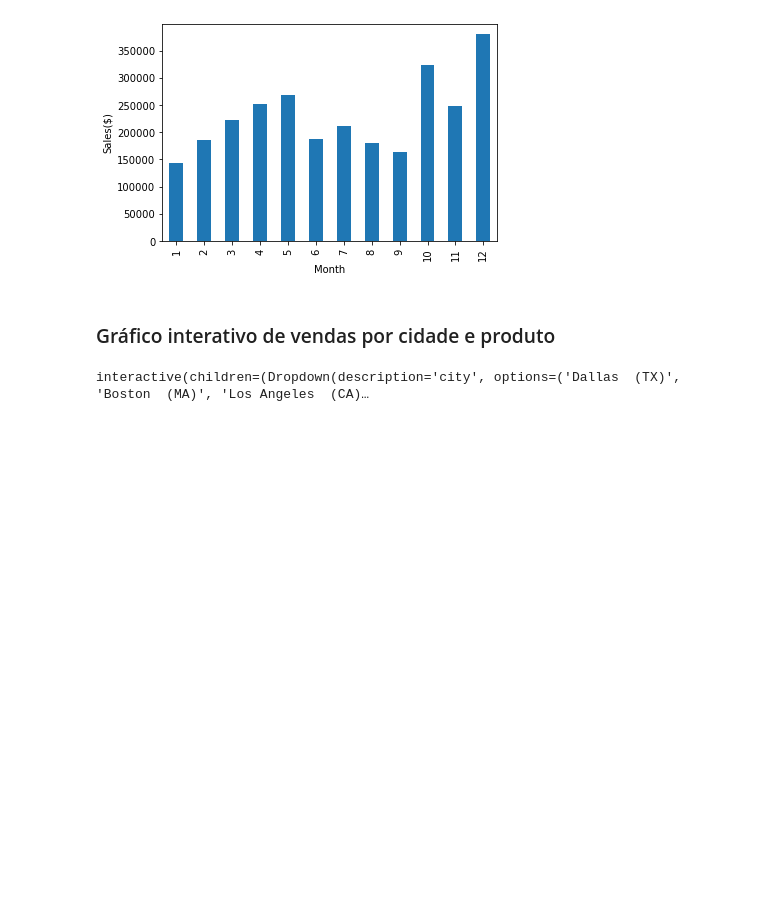
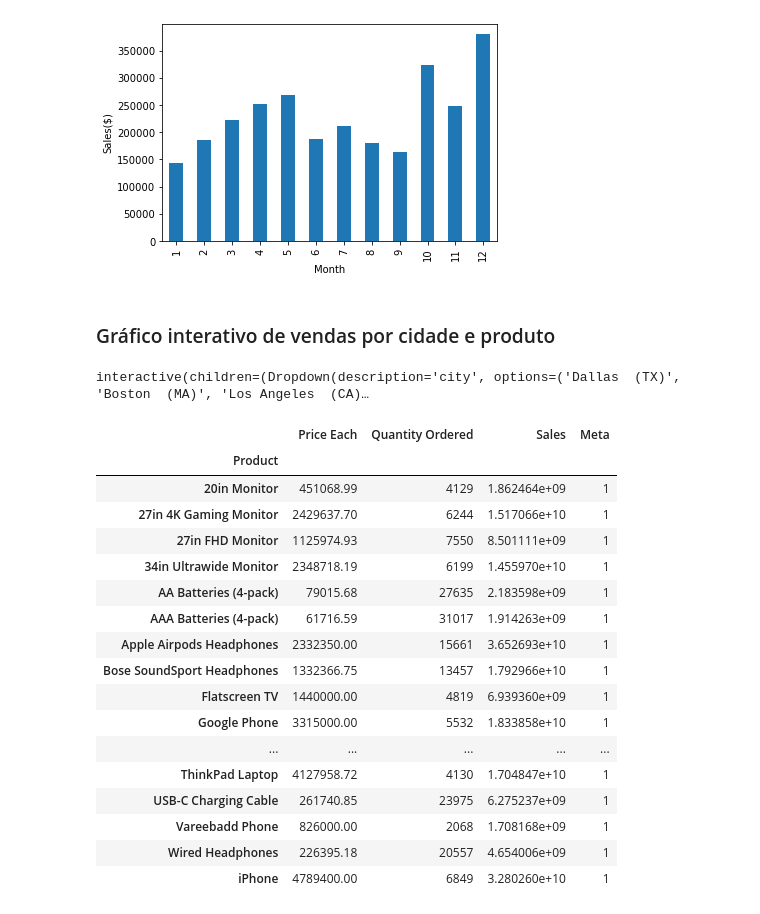
Before and after one commit to Kenjinh/projeto-ciencia-de-dados, a Jupyter notebook: sales_analysis.ipynb, the cells around one changed output. Saved outputs shown, nothing was run; the diff lists cells and outputs as text; code cells hidden in the pictures; blank space fills up the shorter version.

```diff
--- a/sales_analysis.ipynb
+++ b/sales_analysis.ipynb
@@ -104,0 +109,27 @@ interactive(children=(Dropdown(description='city', options=('Dallas  (TX)', 'Bos
+# %%
+filter = ['Product','Price Each','Quantity Ordered']
+dt = df.filter(items= filter)
+prod = dt.groupby(['Product']).sum()
+prod['Sales'] = prod['Quantity Ordered'] * prod['Price Each']
+prod.loc[prod['Quantity Ordered'] < 1000, 'Meta'] = '0'
+prod.loc[prod['Quantity Ordered'] > 1000, 'Meta'] = '1'
+prod
+# %% [output]
+|  | Price Each | Quantity Ordered | Sales | Meta |
+| Product |  |  |  |  |
+| 20in Monitor | 451068.99 | 4129 | 1.862464e+09 | 1 |
+| 27in 4K Gaming Monitor | 2429637.70 | 6244 | 1.517066e+10 | 1 |
+| 27in FHD Monitor | 1125974.93 | 7550 | 8.501111e+09 | 1 |
+| 34in Ultrawide Monitor | 2348718.19 | 6199 | 1.455970e+10 | 1 |
+| AA Batteries (4-pack) | 79015.68 | 27635 | 2.183598e+09 | 1 |
+| AAA Batteries (4-pack) | 61716.59 | 31017 | 1.914263e+09 | 1 |
+| Apple Airpods Headphones | 2332350.00 | 15661 | 3.652693e+10 | 1 |
+| Bose SoundSport Headphones | 1332366.75 | 13457 | 1.792966e+10 | 1 |
+| Flatscreen TV | 1440000.00 | 4819 | 6.939360e+09 | 1 |
+| Google Phone | 3315000.00 | 5532 | 1.833858e+10 | 1 |
+| ... | ... | ... | ... | ... |
+| ThinkPad Laptop | 4127958.72 | 4130 | 1.704847e+10 | 1 |
+| USB-C Charging Cable | 261740.85 | 23975 | 6.275237e+09 | 1 |
+| Vareebadd Phone | 826000.00 | 2068 | 1.708168e+09 | 1 |
+| Wired Headphones | 226395.18 | 20557 | 4.654006e+09 | 1 |
+| iPhone | 4789400.00 | 6849 | 3.280260e+10 | 1 |
```
Also changed, not shown: parts of 3 cells of this notebook.
